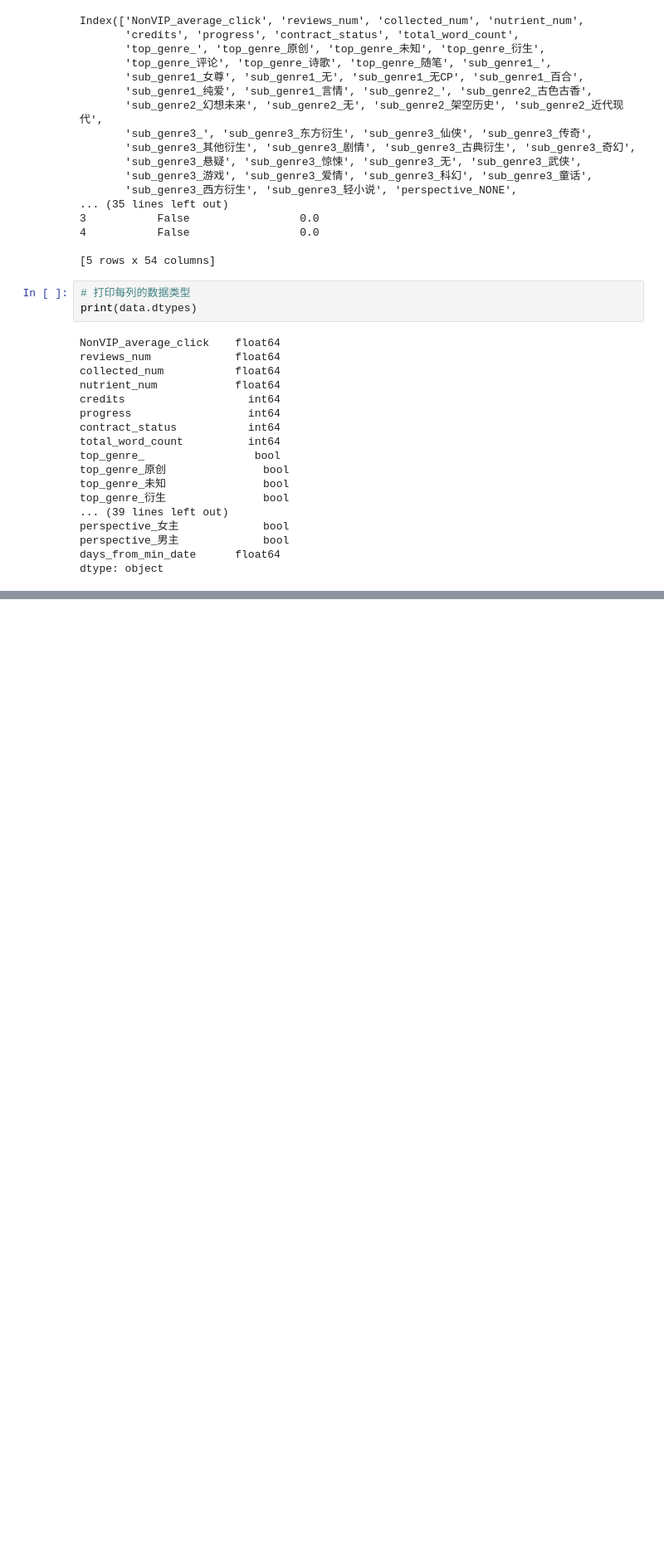
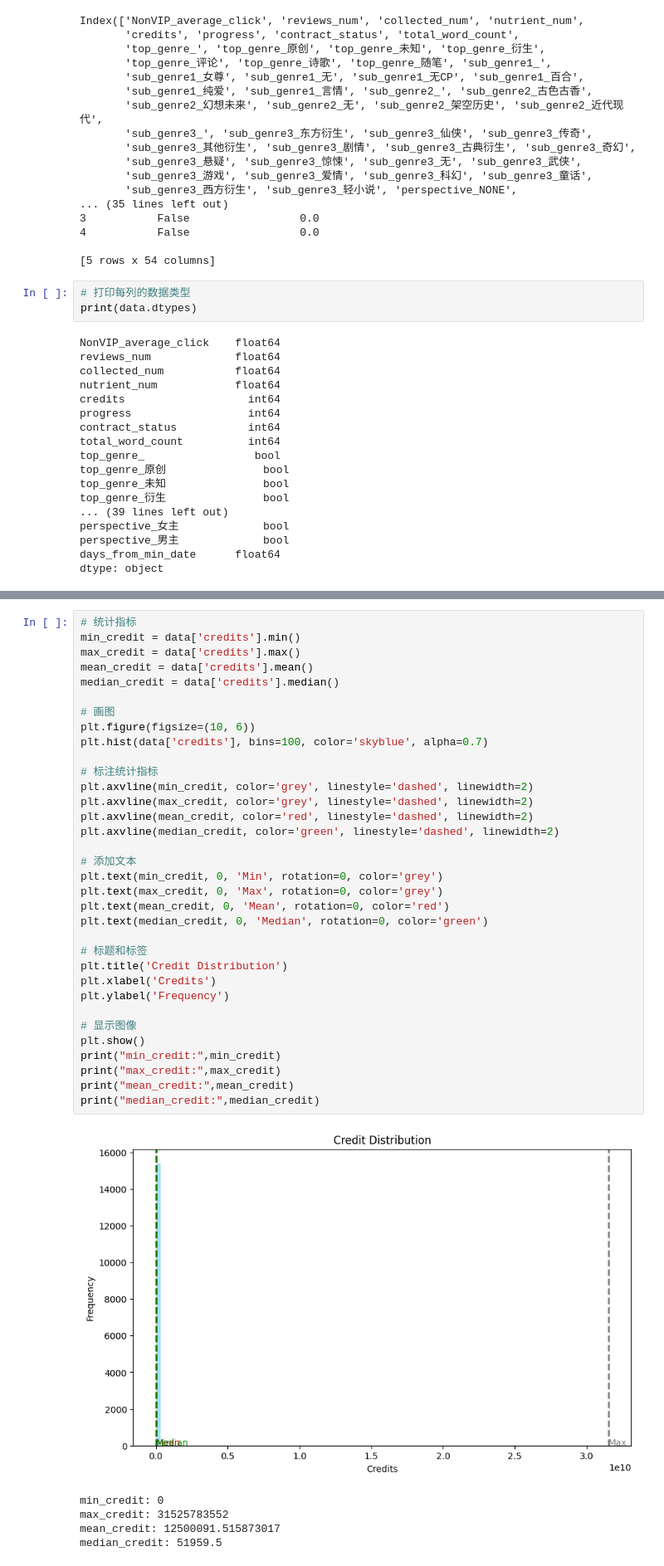
Before and after one commit to caiirene/MachineLearning_FictionPopularityPrediction, a Jupyter notebook: JinjiangModel.ipynb, the cells around one changed output, grey strips where cells are left out. Shown: that part at 83% size. Cells and saved outputs as stored; diff of their text form; blank space fills up the shorter version.

```diff
--- a/JinjiangModel.ipynb
+++ b/JinjiangModel.ipynb
@@ -358,0 +359,40 @@ print("随机森林模型的决定系数 (R^2):", r2_rf)
+# %%
+# 统计指标
+min_credit = data['credits'].min()
+max_credit = data['credits'].max()
+mean_credit = data['credits'].mean()
+median_credit = data['credits'].median()
+
+# 画图
+plt.figure(figsize=(10, 6))
+plt.hist(data['credits'], bins=100, color='skyblue', alpha=0.7)
+
+# 标注统计指标
+plt.axvline(min_credit, color='grey', linestyle='dashed', linewidth=2)
+plt.axvline(max_credit, color='grey', linestyle='dashed', linewidth=2)
+plt.axvline(mean_credit, color='red', linestyle='dashed', linewidth=2)
+plt.axvline(median_credit, color='green', linestyle='dashed', linewidth=2)
+
+# 添加文本
+plt.text(min_credit, 0, 'Min', rotation=0, color='grey')
+plt.text(max_credit, 0, 'Max', rotation=0, color='grey')
+plt.text(mean_credit, 0, 'Mean', rotation=0, color='red')
+plt.text(median_credit, 0, 'Median', rotation=0, color='green')
+
+# 标题和标签
+plt.title('Credit Distribution')
+plt.xlabel('Credits')
+plt.ylabel('Frequency')
+
+# 显示图像
+plt.show()
+print("min_credit:",min_credit)
+print("max_credit:",max_credit)
+print("mean_credit:",mean_credit)
+print("median_credit:",median_credit)
+# %% [output]
+[figure, added]
+min_credit: 0
+max_credit: 31525783552
+mean_credit: 12500091.515873017
+median_credit: 51959.5
```
Also changed, not shown: parts of 15 cells of this notebook, 1 other file.
